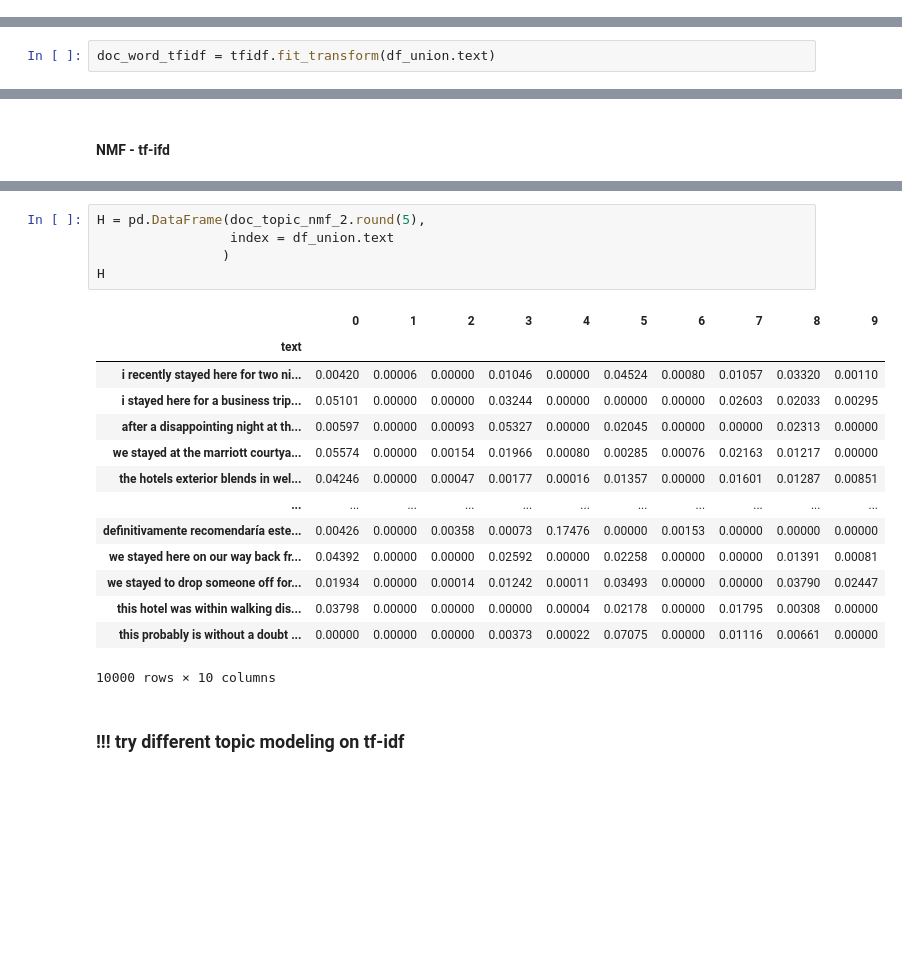
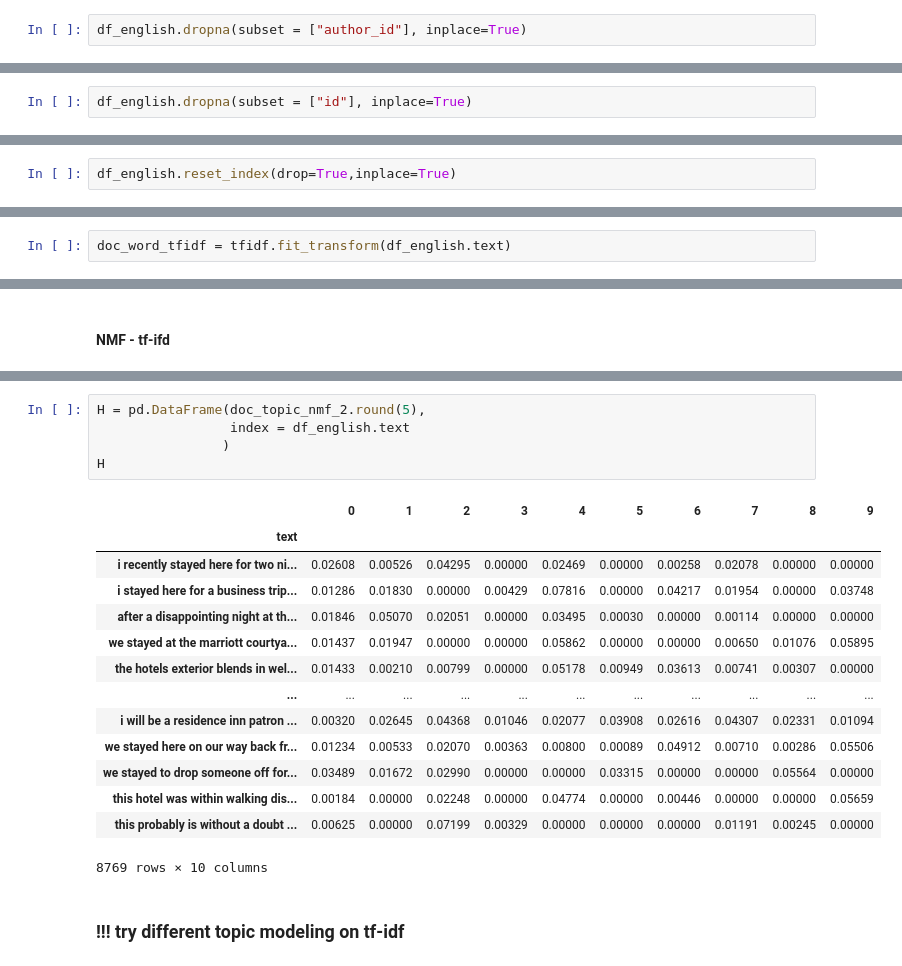
Before and after one commit to albasitdikova/Hotel_recommender_system, a Jupyter notebook: Recommendation_system.ipynb, the cells around one changed output, grey strips where cells are left out. Drawn from its saved outputs; the diff is of its cells as text; blank space fills up the shorter version.

```diff
--- a/Recommendation_system.ipynb
+++ b/Recommendation_system.ipynb
@@ -167,0 +175,2 @@ stop = set(stop)
+# %%
+df_english.dropna(subset = ["author_id"], inplace=True)
@@ -167,0 +182,2 @@ stop = set(stop)
+# %%
+df_english.dropna(subset = ["id"], inplace=True)
@@ -167,0 +189,2 @@ stop = set(stop)
+# %%
+df_english.reset_index(drop=True,inplace=True)
@@ -235,7 +260,7 @@ from sklearn.feature_extraction.text import TfidfVectorizer
 # %%
 tfidf = TfidfVectorizer(stop_words=stop)
 # %%
-doc_word_tfidf = tfidf.fit_transform(df_union.text)
+doc_word_tfidf = tfidf.fit_transform(df_english.text)
 # %%
 pd.DataFrame(doc_word_tfidf.toarray(), columns=tfidf.get_feature_names()).head()
 # %% [output]
@@ -301,23 +319,23 @@ array([[4.20338813e-03, 6.21452904e-05, 0.00000000e+00, ...,
 # %%
 H = pd.DataFrame(doc_topic_nmf_2.round(5),
-                 index = df_union.text
+                 index = df_english.text
                 )
 H
 # %% [output]
 |  | 0 | 1 | 2 | 3 | 4 | 5 | 6 | 7 | 8 | 9 |
 | text |  |  |  |  |  |  |  |  |  |  |
-| i recently stayed here for two ni... | 0.00420 | 0.00006 | 0.00000 | 0.01046 | 0.00000 | 0.04524 | 0.00080 | 0.01057 | 0.03320 | 0.00110 |
-| i stayed here for a business trip... | 0.05101 | 0.00000 | 0.00000 | 0.03244 | 0.00000 | 0.00000 | 0.00000 | 0.02603 | 0.02033 | 0.00295 |
-| after a disappointing night at th... | 0.00597 | 0.00000 | 0.00093 | 0.05327 | 0.00000 | 0.02045 | 0.00000 | 0.00000 | 0.02313 | 0.00000 |
-| we stayed at the marriott courtya... | 0.05574 | 0.00000 | 0.00154 | 0.01966 | 0.00080 | 0.00285 | 0.00076 | 0.02163 | 0.01217 | 0.00000 |
-| the hotels exterior blends in wel... | 0.04246 | 0.00000 | 0.00047 | 0.00177 | 0.00016 | 0.01357 | 0.00000 | 0.01601 | 0.01287 | 0.00851 |
+| i recently stayed here for two ni... | 0.02608 | 0.00526 | 0.04295 | 0.00000 | 0.02469 | 0.00000 | 0.00258 | 0.02078 | 0.00000 | 0.00000 |
+| i stayed here for a business trip... | 0.01286 | 0.01830 | 0.00000 | 0.00429 | 0.07816 | 0.00000 | 0.04217 | 0.01954 | 0.00000 | 0.03748 |
+| after a disappointing night at th... | 0.01846 | 0.05070 | 0.02051 | 0.00000 | 0.03495 | 0.00030 | 0.00000 | 0.00114 | 0.00000 | 0.00000 |
+| we stayed at the marriott courtya... | 0.01437 | 0.01947 | 0.00000 | 0.00000 | 0.05862 | 0.00000 | 0.00000 | 0.00650 | 0.01076 | 0.05895 |
+| the hotels exterior blends in wel... | 0.01433 | 0.00210 | 0.00799 | 0.00000 | 0.05178 | 0.00949 | 0.03613 | 0.00741 | 0.00307 | 0.00000 |
 | ... | ... | ... | ... | ... | ... | ... | ... | ... | ... | ... |
-| definitivamente recomendaría este... | 0.00426 | 0.00000 | 0.00358 | 0.00073 | 0.17476 | 0.00000 | 0.00153 | 0.00000 | 0.00000 | 0.00000 |
-| we stayed here on our way back fr... | 0.04392 | 0.00000 | 0.00000 | 0.02592 | 0.00000 | 0.02258 | 0.00000 | 0.00000 | 0.01391 | 0.00081 |
-| we stayed to drop someone off for... | 0.01934 | 0.00000 | 0.00014 | 0.01242 | 0.00011 | 0.03493 | 0.00000 | 0.00000 | 0.03790 | 0.02447 |
-| this hotel was within walking dis... | 0.03798 | 0.00000 | 0.00000 | 0.00000 | 0.00004 | 0.02178 | 0.00000 | 0.01795 | 0.00308 | 0.00000 |
-| this probably is without a doubt ... | 0.00000 | 0.00000 | 0.00000 | 0.00373 | 0.00022 | 0.07075 | 0.00000 | 0.01116 | 0.00661 | 0.00000 |
+| i will be a residence inn patron ... | 0.00320 | 0.02645 | 0.04368 | 0.01046 | 0.02077 | 0.03908 | 0.02616 | 0.04307 | 0.02331 | 0.01094 |
+| we stayed here on our way back fr... | 0.01234 | 0.00533 | 0.02070 | 0.00363 | 0.00800 | 0.00089 | 0.04912 | 0.00710 | 0.00286 | 0.05506 |
+| we stayed to drop someone off for... | 0.03489 | 0.01672 | 0.02990 | 0.00000 | 0.00000 | 0.03315 | 0.00000 | 0.00000 | 0.05564 | 0.00000 |
+| this hotel was within walking dis... | 0.00184 | 0.00000 | 0.02248 | 0.00000 | 0.04774 | 0.00000 | 0.00446 | 0.00000 | 0.00000 | 0.05659 |
+| this probably is without a doubt ... | 0.00625 | 0.00000 | 0.07199 | 0.00329 | 0.00000 | 0.00000 | 0.00000 | 0.01191 | 0.00245 | 0.00000 |
-10000 rows × 10 columns
+8769 rows × 10 columns
 # %% [markdown]
 ### !!! try different topic modeling on tf-idf
 # %% [markdown]
```
Also changed, not shown: parts of 51 cells of this notebook.
